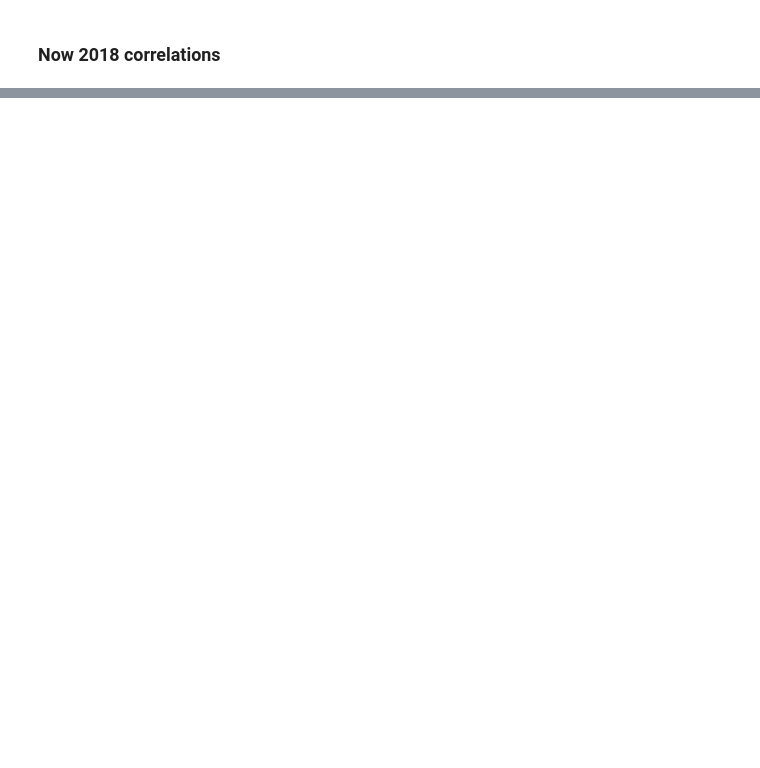
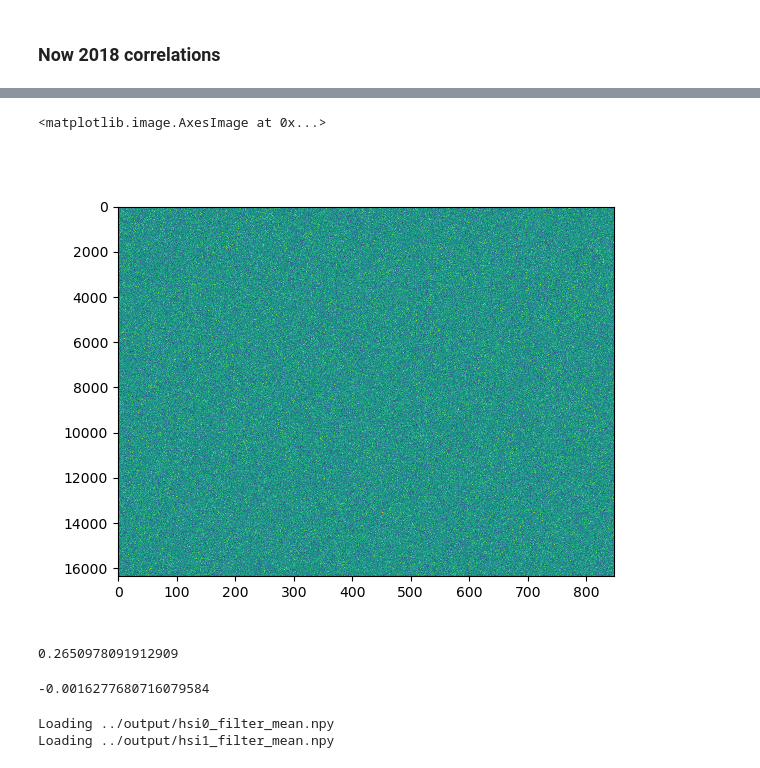
Before and after one commit to gdobler/lighting-tech-changeover, a Jupyter notebook: ltco/template_correlations.ipynb, the cells around one changed output, grey strips where cells are left out. Cells and saved outputs as stored; diff of their text form; code cells hidden in the pictures; blank space fills up the shorter version.

```diff
--- a/ltco/template_correlations.ipynb
+++ b/ltco/template_correlations.ipynb
@@ -182,0 +225,20 @@ plot_labels(active18, loc18, ind18, labs18, 2018)
+# %%
+plt.close("all")
+plt.imshow(amp * specs18all + off + sig * np.random.randn(*specs18all.shape), aspect="auto")
+# %% [output]
+<matplotlib.image.AxesImage at 0x...>
+[figure, added]
+# %%
+amp
+# %% [output]
+0.2650978091912909
+# %%
+off
+# %% [output]
+-0.0016277680716079584
+# %%
+imgL13 = get_luminosity_image(2013)
+imgL18 = get_luminosity_image(2018)
+# %% [output]
+Loading ../output/hsi0_filter_mean.npy
+Loading ../output/hsi1_filter_mean.npy
```
Also changed, not shown: parts of 13 cells of this notebook.
